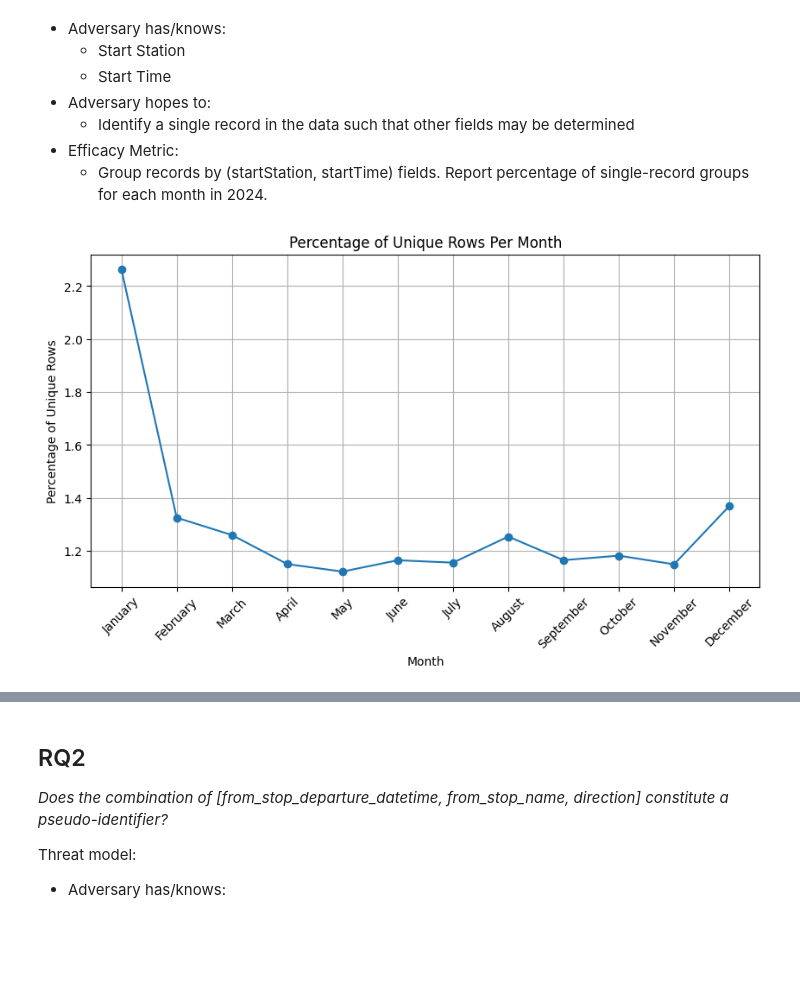
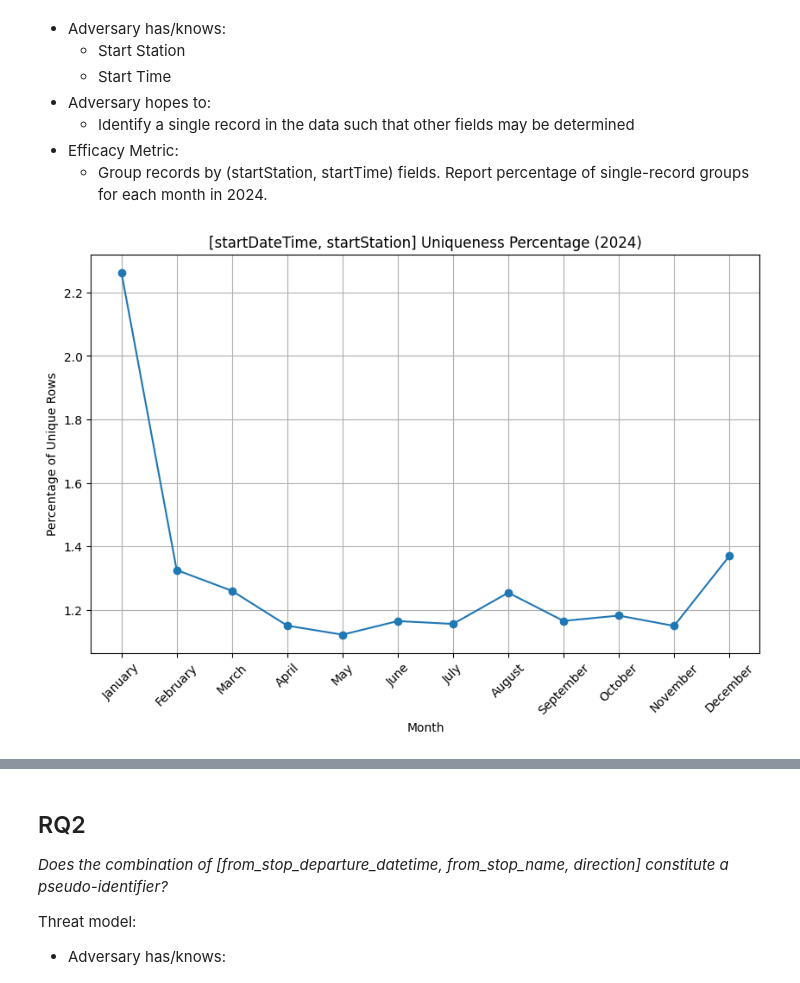
Before and after one commit to amfaller/MassTrack-MBTA, a Jupyter notebook: MassTrack_MBTA.ipynb, the cells around one changed output, grey strips where cells are left out. Saved outputs shown, nothing was run; the diff lists cells and outputs as text; code cells hidden in the pictures; blank space fills up the shorter version.

```diff
--- a/MassTrack_MBTA.ipynb
+++ b/MassTrack_MBTA.ipynb
@@ -174,10 +174,3 @@ Threat model:
   * Identify a single record in the data such that other fields may be determined
 * Efficacy Metric:
   * Group records by (startStation, startTime) fields. Report percentage of single-record groups for each month in 2024.
-# %%
-def RQ1(df):
-  rq1 = df.groupby(["from_stop_departure_datetime", "from_stop_name",]).size().reset_index(name="count")
-
-  uniqueRows = ((rq1["count"] == 1) | (rq1["count"] == 2)).sum()
-  percentage = (uniqueRows / len(df)) * 100
-  return percentage
@@ -192,14 +177,42 @@ for loadFn in dataLoadFunctions:
+# %%
+import pandas as pd
+
+def computeUniqueness(df):
+  rq1 = df.groupby(['from_stop_departure_datetime', 'from_stop_name']).size().reset_index(name="count")
+  uniqueRows = ((rq1["count"] == 1) | (rq1["count"] == 2)).sum()
+  return(uniqueRows / len(df)) * 100
+
+def RQ1(df, monthIdx, N):
+  percentUnique = computeUniqueness(df)
+
+  # Collect unique pseudo-identifiers
+  groups = df.groupby(['from_stop_departure_datetime', 'from_stop_name']).size().reset_index(name='count')
+  uniqueGroups = groups[(groups['count'] == 1) | (groups['count'] == 2)]
+
+  mostPopularGroups = groups.sort_values(by='count', ascending=False).head(N)
+
+  return [{"Month": months[monthIdx], "Percent Unique": percentUnique, "Combinations": uniqueGroups.sample(N), "Popular": mostPopularGroups.head(N)}]
+# %%
+allResults = []
+numCombosToOutput = 5
+
+for monthIdx, loadFn in enumerate(dataLoadFunctions):
+  allResults.extend(RQ1(loadFn(), monthIdx, numCombosToOutput))
+
+df_results = pd.DataFrame(allResults)
 # %%
 import matplotlib.pyplot as plt
 
-# Plot the results
-plt.figure(figsize=(10, 5))
-plt.plot(months, percentages, marker='o', linestyle='-')
+# Plot
+#
+plt.figure(figsize=(10, 6))
+plt.plot(df_results["Month"], df_results["Percent Unique"], marker='o')
+
 plt.xlabel("Month")
 plt.ylabel("Percentage of Unique Rows")
-plt.title("Percentage of Unique Rows Per Month")
-plt.xticks(rotation=45)  # Rotate labels for readability
+plt.title("[startDateTime, startStation] Uniqueness Percentage (2024)")
+plt.xticks(rotation=45)
 plt.grid(True)
 plt.show()
 # %% [output]
-[figure, old version]
+[figure, new version]
```
Also changed, not shown: parts of 17 cells of this notebook.
